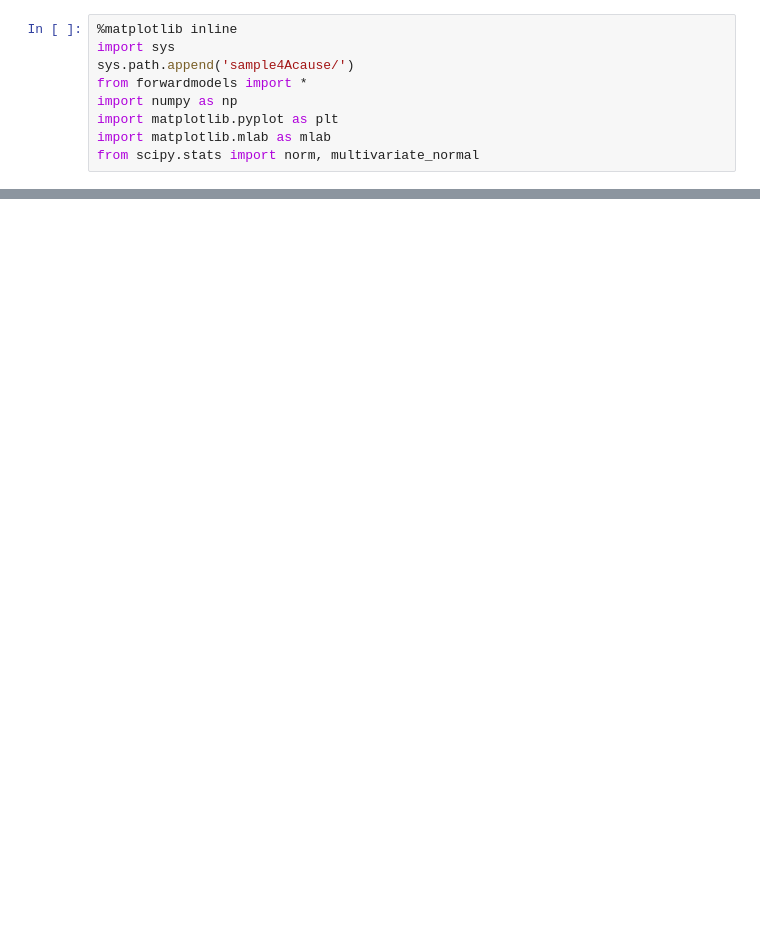
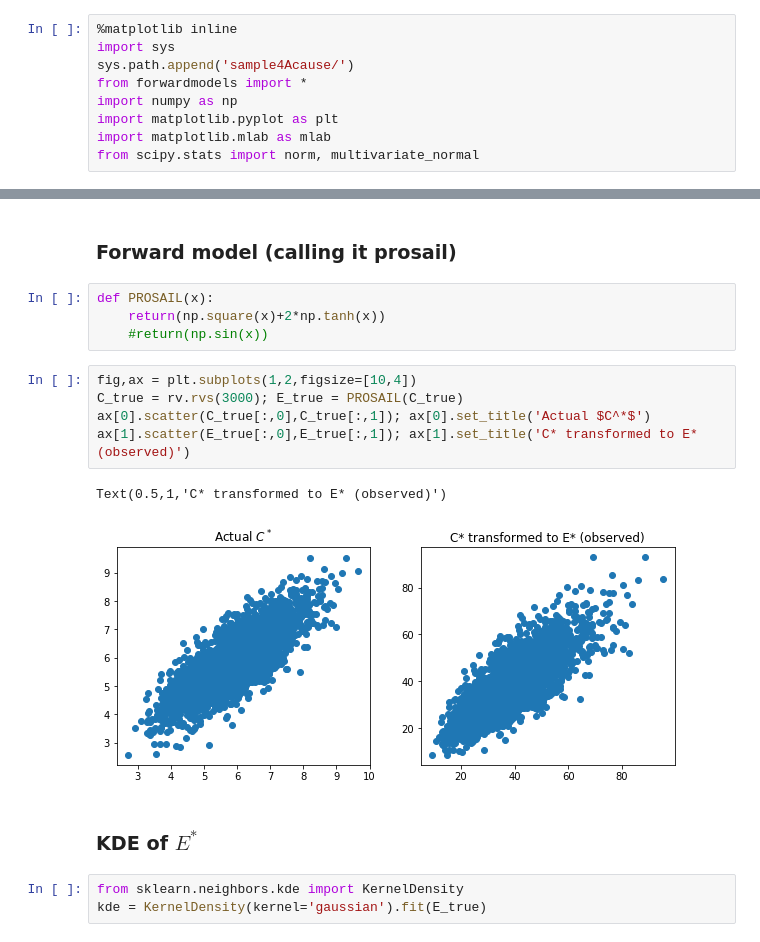
Before and after one commit to dhsvendsen/sample4Acause, a Jupyter notebook: Overview.ipynb, the cells around one changed output, grey strips where cells are left out. Cells and saved outputs as stored; diff of their text form; blank space fills up the shorter version.

```diff
--- a/Overview.ipynb
+++ b/Overview.ipynb
@@ -137,0 +28,19 @@ np.random.choice(a,size=a.shape[0],p=p)
+# %% [markdown]
+### Forward model (calling it prosail)
+# %%
+def PROSAIL(x):
+    return(np.square(x)+2*np.tanh(x))
+    #return(np.sin(x))
+# %%
+fig,ax = plt.subplots(1,2,figsize=[10,4])
+C_true = rv.rvs(3000); E_true = PROSAIL(C_true)
+ax[0].scatter(C_true[:,0],C_true[:,1]); ax[0].set_title('Actual $C^*$')
+ax[1].scatter(E_true[:,0],E_true[:,1]); ax[1].set_title('C* transformed to E* (observed)')
+# %% [output]
+Text(0.5,1,'C* transformed to E* (observed)')
+[figure, added]
+# %% [markdown]
+###  KDE of $E^*$
+# %%
+from sklearn.neighbors.kde import KernelDensity
+kde = KernelDensity(kernel='gaussian').fit(E_true)
```
Also changed, not shown: parts of 38 cells of this notebook.
